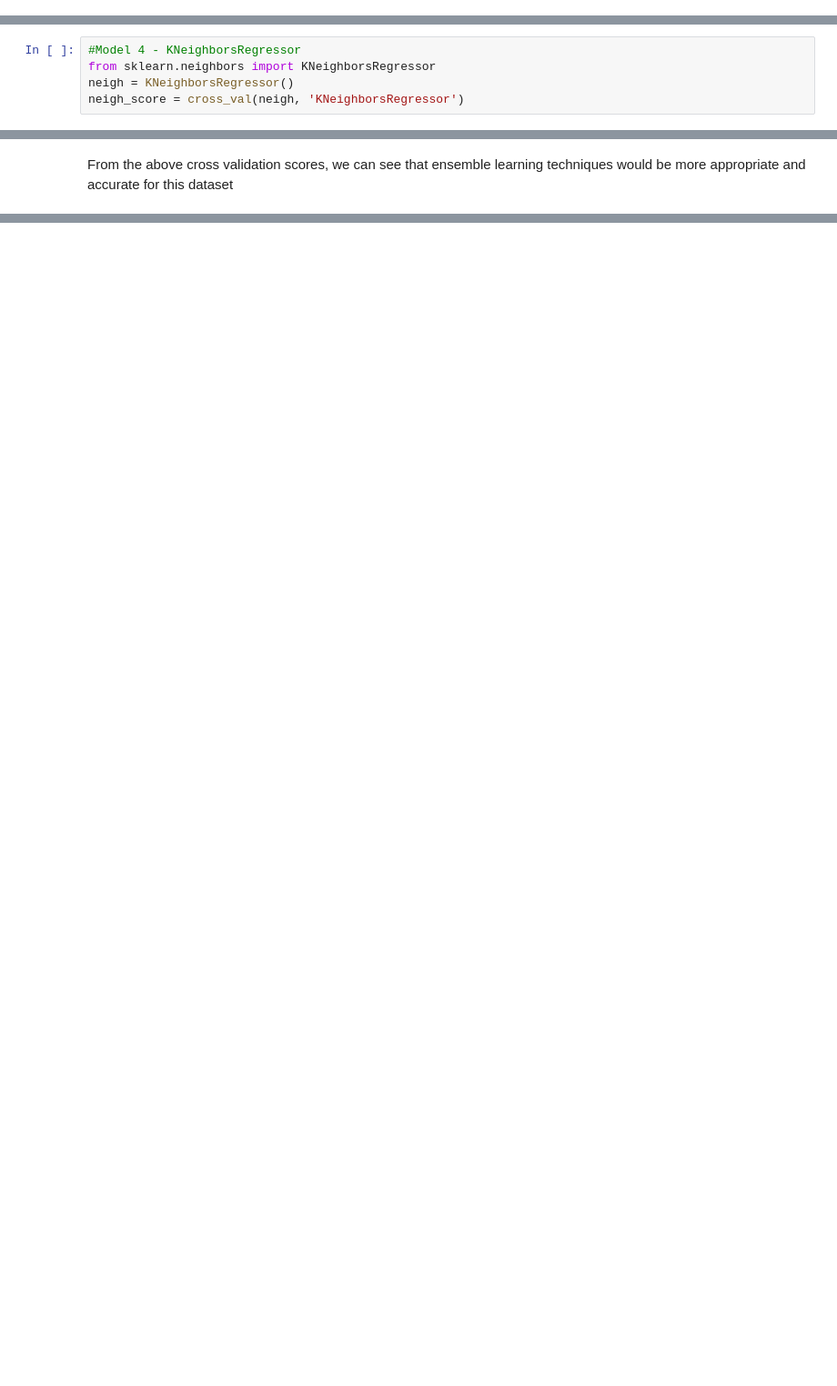
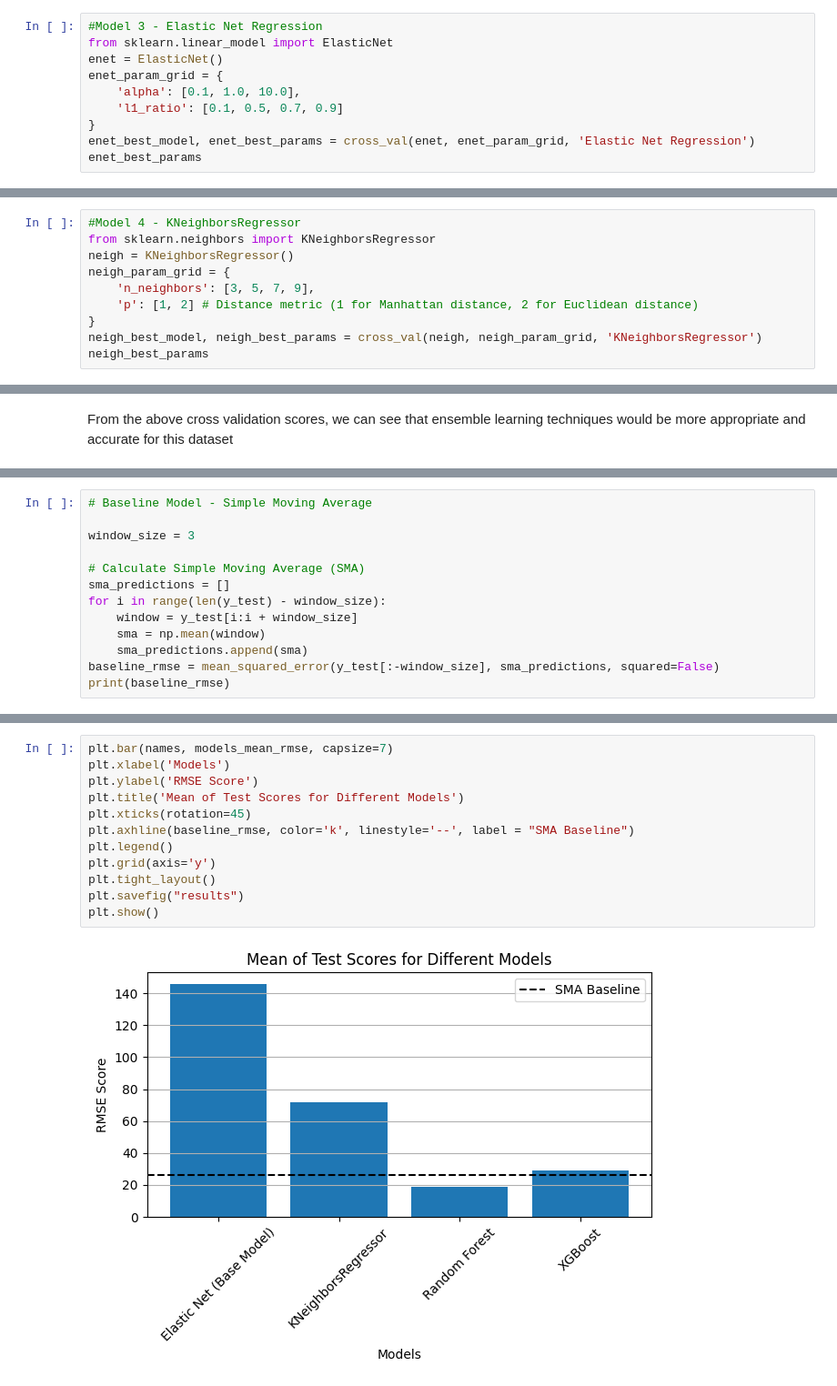
Before and after one commit to clhperry/brown-data1030, a Jupyter notebook: rwanda-co2-emission.ipynb, the cells around one changed output, grey strips where cells are left out. Shown: that part at 91% size. Drawn from its saved outputs; the diff is of its cells as text; blank space fills up the shorter version.

```diff
--- a/rwanda-co2-emission.ipynb
+++ b/rwanda-co2-emission.ipynb
@@ -239,0 +252,10 @@ standard deviation of LinearRegression validation scores is 4.954898628236979
+# %%
+#Model 3 - Elastic Net Regression
+from sklearn.linear_model import ElasticNet
+enet = ElasticNet()
+enet_param_grid = {
+    'alpha': [0.1, 1.0, 10.0],
+    'l1_ratio': [0.1, 0.5, 0.7, 0.9]
+}
+enet_best_model, enet_best_params = cross_val(enet, enet_param_grid, 'Elastic Net Regression')
+enet_best_params
@@ -241,5 +267,10 @@ standard deviation of LinearRegression validation scores is 4.954898628236979
 #Model 4 - KNeighborsRegressor
 from sklearn.neighbors import KNeighborsRegressor
 neigh = KNeighborsRegressor()
-neigh_score = cross_val(neigh, 'KNeighborsRegressor')
+neigh_param_grid = {
+    'n_neighbors': [3, 5, 7, 9],
+    'p': [1, 2] # Distance metric (1 for Manhattan distance, 2 for Euclidean distance)
+}
+neigh_best_model, neigh_best_params = cross_val(neigh, neigh_param_grid, 'KNeighborsRegressor')
+neigh_best_params
 # %% [output]
@@ -251,0 +306,13 @@ From the above cross validation scores, we can see that ensemble learning techni
+# %%
+# Baseline Model - Simple Moving Average
+
+window_size = 3
+
+# Calculate Simple Moving Average (SMA)
+sma_predictions = []
+for i in range(len(y_test) - window_size):
+    window = y_test[i:i + window_size]
+    sma = np.mean(window)
+    sma_predictions.append(sma)
+baseline_rmse = mean_squared_error(y_test[:-window_size], sma_predictions, squared=False)
+print(baseline_rmse)
@@ -251,0 +321,14 @@ From the above cross validation scores, we can see that ensemble learning techni
+# %%
+plt.bar(names, models_mean_rmse, capsize=7)
+plt.xlabel('Models')
+plt.ylabel('RMSE Score')
+plt.title('Mean of Test Scores for Different Models')
+plt.xticks(rotation=45)
+plt.axhline(baseline_rmse, color='k', linestyle='--', label = "SMA Baseline")
+plt.legend()
+plt.grid(axis='y')
+plt.tight_layout()
+plt.savefig("results")
+plt.show()
+# %% [output]
+[figure, added]
```
Also changed, not shown: parts of 26 cells of this notebook.
